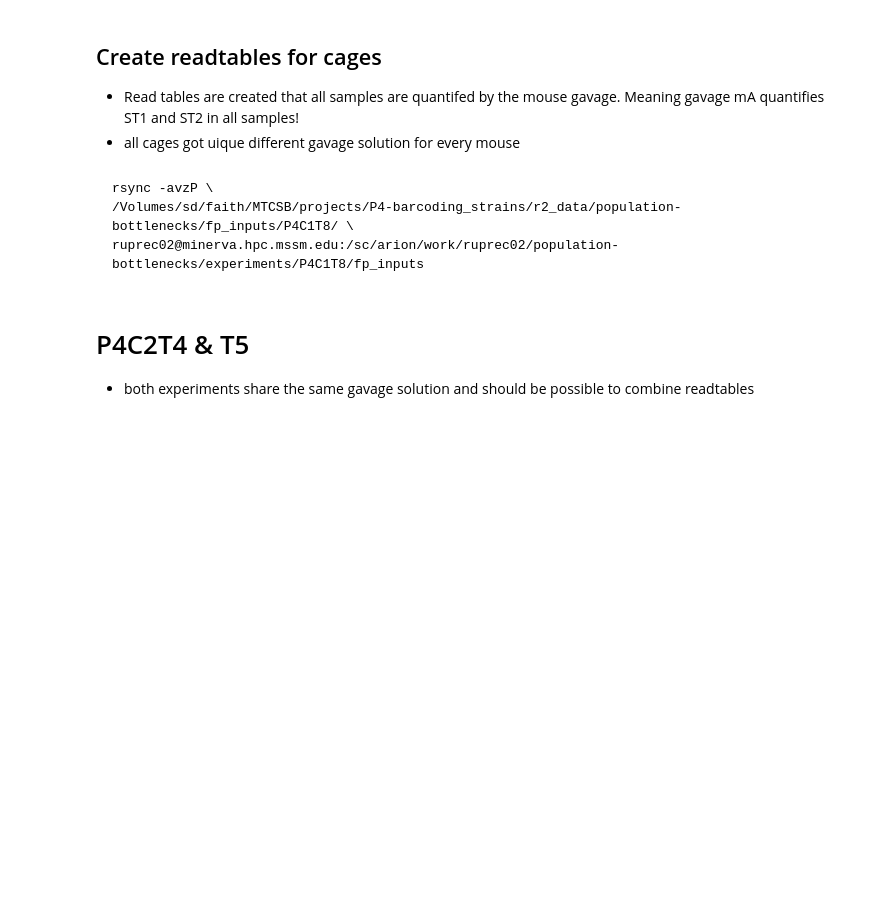
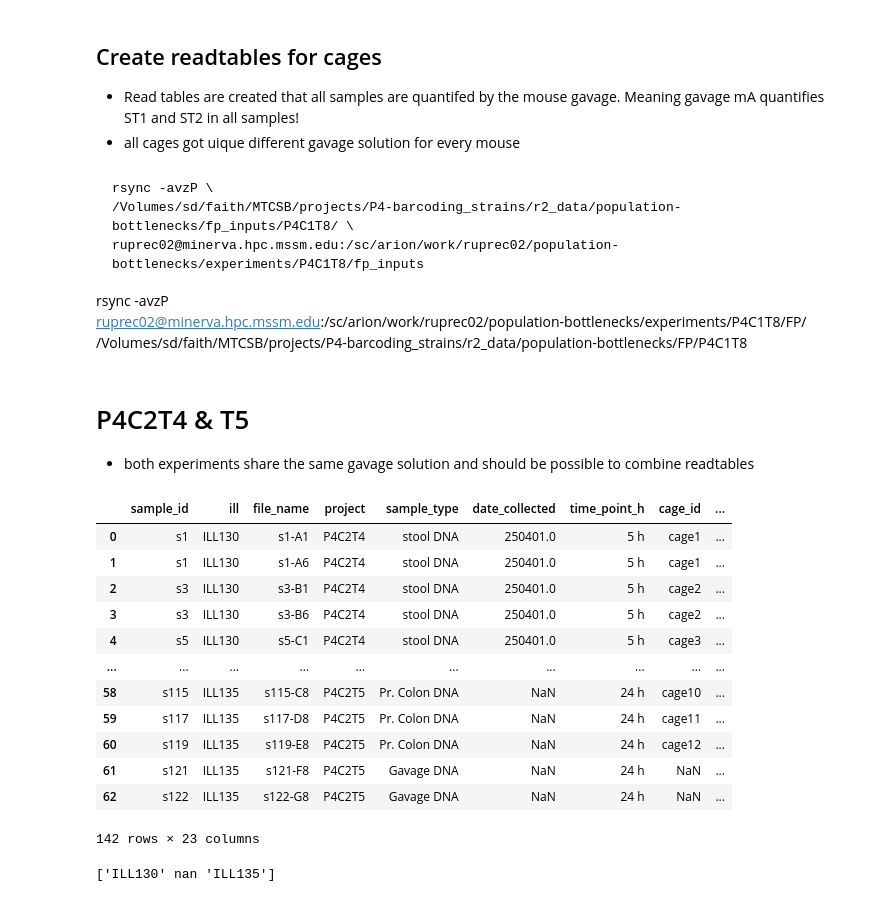
Before and after one commit to c-ruprecht/population_bottlenecks, a Jupyter notebook: input_files/metadata.ipynb, the cells around one changed output. Drawn from its saved outputs; the diff is of its cells as text; code cells hidden in the pictures; blank space fills up the shorter version.

````diff
--- a/input_files/metadata.ipynb
+++ b/input_files/metadata.ipynb
@@ -121,6 +121,61 @@ rsync -avzP \
 /Volumes/sd/faith/MTCSB/projects/P4-barcoding_strains/r2_data/population-bottlenecks/fp_inputs/P4C1T8/ \
 ruprec02@minerva.hpc.mssm.edu:/sc/arion/work/ruprec02/population-bottlenecks/experiments/P4C1T8/fp_inputs
 ```
+rsync -avzP \
+ruprec02@minerva.hpc.mssm.edu:/sc/arion/work/ruprec02/population-bottlenecks/experiments/P4C1T8/FP/ \
+/Volumes/sd/faith/MTCSB/projects/P4-barcoding_strains/r2_data/population-bottlenecks/FP/P4C1T8
 # %% [markdown]
 # P4C2T4 & T5
 - both experiments share the same gavage solution and should be possible to combine readtables
+# %%
+#P4C2T4:
+df_ill = pd.read_excel('/Users/ruprec01/Documents/Faith_lab/Git/population_bottlenecks/input_files/ill_sheets/ILL130_P4C2T4.xlsx',
+                            sheet_name = 'Individual Library Information', header = 1)
+df_samplesheet = pd.read_csv('/Users/ruprec01/Documents/Faith_lab/Git/population_bottlenecks/input_files/metadata/P4C2T4_cr_mouse_sample - P4C2T4.tsv', sep = '\t')
+
+df_samplesheet = df_samplesheet.loc[df_samplesheet['sample_type'].str.contains('DNA')].copy()
+df_ill = df_ill.dropna(subset=['Sample Name/Pool Name*'])
+df_ill['sample_id']= df_ill['Sample Name/Pool Name*'].apply(lambda x: str(x).split('_')[0])
+df_ill['project'] = df_ill['Library Name*'].apply(lambda x: str(x).split('_')[1])
+#correct library name in ILL138 run
+df_ill['ill'] = df_ill['Library Name*'].apply(lambda x:  str(x).split('_')[0])
+df_ill['file_name'] = df_ill['Sample Name/Pool Name*'].apply(lambda x: str(x).replace('_', '-'))
+df_merge = pd.merge(df_ill[['sample_id', 'ill', 'file_name', 'project']], df_samplesheet, how = 'right', on = ['sample_id', 'project'])
+df_merge.head(10)
+df_P4C2T4 = df_merge.copy()
+
+#P4C2T5
+df_ill = pd.read_excel('/Users/ruprec01/Documents/Faith_lab/Git/population_bottlenecks/input_files/ill_sheets/ILL135_sample_sheet.xlsx',
+                            sheet_name = 'Individual Library Information', header = 1)
+df_samplesheet = pd.read_csv('/Users/ruprec01/Documents/Faith_lab/Git/population_bottlenecks/input_files/metadata/P4C2T5_cr_mouse_sample - P4C2T5.tsv', sep = '\t')
+
+df_samplesheet = df_samplesheet.loc[df_samplesheet['sample_type'].str.contains('DNA')].copy()
+df_ill = df_ill.dropna(subset=['Sample Name/Pool Name*'])
+df_ill['sample_id']= df_ill['Sample Name/Pool Name*'].apply(lambda x: str(x).split('_')[0])
+df_ill['project'] = df_ill['Library Name*'].apply(lambda x: str(x).split('_')[1])
+#correct library name in ILL138 run
+df_ill['ill'] = df_ill['Library Name*'].apply(lambda x:  str(x).split('_')[0])
+df_ill['file_name'] = df_ill['Sample Name/Pool Name*'].apply(lambda x: str(x).replace('_', '-'))
+df_merge = pd.merge(df_ill[['sample_id', 'ill', 'file_name', 'project']], df_samplesheet, how = 'right', on = ['sample_id', 'project'])
+df_merge.head(10)
+df_P4C2T5 = df_merge.copy()
+
+#merge
+df_merge = pd.concat([df_P4C2T4, df_P4C2T5], axis = 0)
+display(df_merge)
+print(df_merge.ill.unique())
+# %% [output]
+|  | sample_id | ill | file_name | project | sample_type | date_collected | time_point_h | cage_id | ... |
+| 0 | s1 | ILL130 | s1-A1 | P4C2T4 | stool DNA | 250401.0 | 5 h | cage1 | ... |
+| 1 | s1 | ILL130 | s1-A6 | P4C2T4 | stool DNA | 250401.0 | 5 h | cage1 | ... |
+| 2 | s3 | ILL130 | s3-B1 | P4C2T4 | stool DNA | 250401.0 | 5 h | cage2 | ... |
+| 3 | s3 | ILL130 | s3-B6 | P4C2T4 | stool DNA | 250401.0 | 5 h | cage2 | ... |
+| 4 | s5 | ILL130 | s5-C1 | P4C2T4 | stool DNA | 250401.0 | 5 h | cage3 | ... |
+| ... | ... | ... | ... | ... | ... | ... | ... | ... | ... |
+| 58 | s115 | ILL135 | s115-C8 | P4C2T5 | Pr. Colon DNA | NaN | 24 h | cage10 | ... |
+| 59 | s117 | ILL135 | s117-D8 | P4C2T5 | Pr. Colon DNA | NaN | 24 h | cage11 | ... |
+| 60 | s119 | ILL135 | s119-E8 | P4C2T5 | Pr. Colon DNA | NaN | 24 h | cage12 | ... |
+| 61 | s121 | ILL135 | s121-F8 | P4C2T5 | Gavage DNA | NaN | 24 h | NaN | ... |
+| 62 | s122 | ILL135 | s122-G8 | P4C2T5 | Gavage DNA | NaN | 24 h | NaN | ... |
+142 rows × 23 columns
+['ILL130' nan 'ILL135']
````
Also changed, not shown: parts of 2 cells of this notebook, 6 other files.
